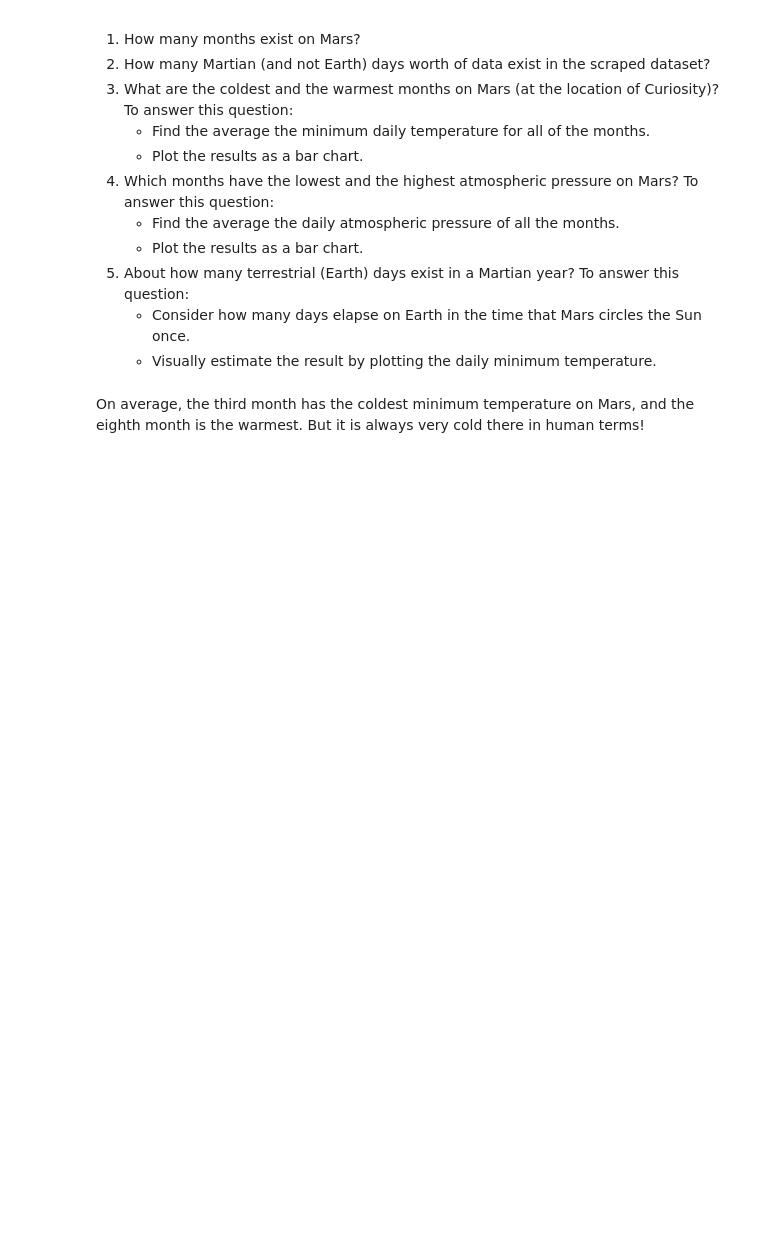
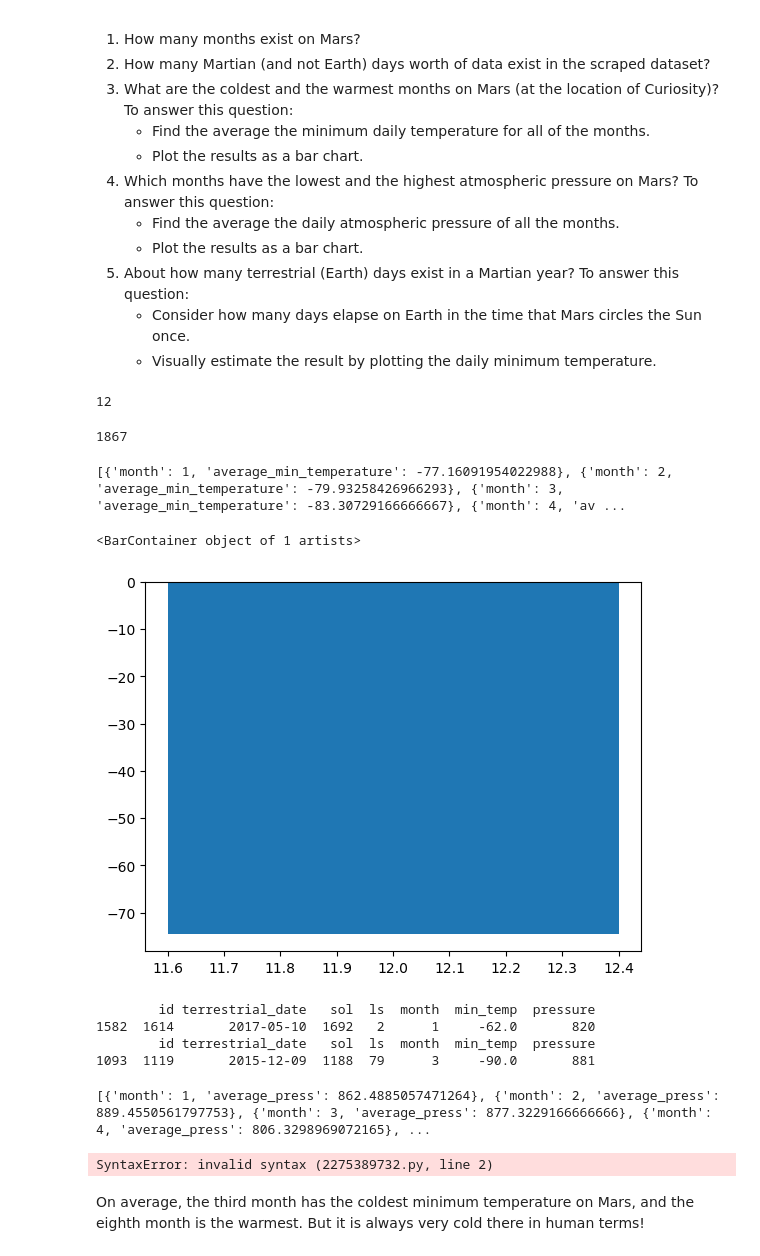
Before and after one commit to AliBailoun234/Mars_Challenge, a Jupyter notebook: Challenge/Starter_Code/part_2_mars_weather.ipynb, the cells around one changed output. Cells and saved outputs as stored; diff of their text form; code cells hidden in the pictures; blank space fills up the shorter version.

```diff
--- a/Challenge/Starter_Code/part_2_mars_weather.ipynb
+++ b/Challenge/Starter_Code/part_2_mars_weather.ipynb
@@ -64,2 +100,4 @@ Assemble the scraped data into a Pandas DataFrame. The columns should have the s
 # %%
 # Confirm DataFrame was created successfully
+mars_facts_df = df[0]
+mars_facts_df
@@ -74,4 +136,6 @@ Examine the data types that are currently associated with each column. If necess
 # %%
 # Change data types for data analysis
+mars_facts_df['terrestrial_date'] = pd.to_datetime(mars_facts_df['terrestrial_date'])
+mars_facts_df = mars_facts_df.astype({"pressure": int})
 # %%
 # Confirm type changes were successful by examining data types again
@@ -93,9 +167,65 @@ Analyze your dataset by using Pandas functions to answer the following questions
     * Visually estimate the result by plotting the daily minimum temperature.
 # %%
 # 1. How many months are there on Mars?
+mars_months = mars_facts_df['month'].nunique()
+mars_months
+# %% [output]
+12
 # %%
 # 2. How many Martian days' worth of data are there?
+martian_days = mars_facts_df['sol'].nunique()
+martian_days
+# %% [output]
+1867
+# %%
+# 3. What is the average low temperature by month?
+average_low_temperature = []
+
+for i in range(1,mars_months+1):
+    monthly_weather = {"month":"","average_min_temperature":""}
+    average_temperature = mars_facts_df.loc[mars_facts_df['month']==i]['min_temp'].mean()
+    monthly_weather["month"] = i
+    monthly_weather["average_min_temperature"] = average_temperature
+    average_low_temperature.append(monthly_weather)
+
+print(average_low_temperature)
+# %% [output]
+[{'month': 1, 'average_min_temperature': -77.16091954022988}, {'month': 2, 'average_min_temperature': -79.93258426966293}, {'month': 3, 'average_min_temperature': -83.30729166666667}, {'month': 4, 'av ...
 # %%
-# 3. What is the average low temperature by month?
+# Plot the average temperature by month
+plt.bar(monthly_weather["month"],monthly_weather["average_min_temperature"])
+# %% [output]
+<BarContainer object of 1 artists>
+[figure, added]
+# %%
+# Identify the coldest and hottest months in Curiosity's location
+min_average_temp = mars_facts_df['min_temp'].min()
+max_average_temp = mars_facts_df['min_temp'].max()
+month_max_temp = mars_facts_df.loc[mars_facts_df['min_temp']==max_average_temp]
+month_min_temp = mars_facts_df.loc[mars_facts_df['min_temp']==min_average_temp]
+print(month_max_temp)
+print(month_min_temp)
+# %% [output]
+        id terrestrial_date   sol  ls  month  min_temp  pressure
+1582  1614       2017-05-10  1692   2      1     -62.0       820
+        id terrestrial_date   sol  ls  month  min_temp  pressure
+1093  1119       2015-12-09  1188  79      3     -90.0       881
+# %%
+# 4. Average pressure by Martian month
+average_pressure = []
+
+for p in range(1,mars_months+1):
+    monthly_pressure = {"month":"","average_press":""}
+    average_monthly_pressure = mars_facts_df.loc[mars_facts_df['month']==p]['pressure'].mean()
+    monthly_pressure["month"] = p
+    monthly_pressure["average_press"] = average_monthly_pressure
+    average_pressure.append(monthly_pressure)
+
+print(average_pressure)
+# %% [output]
+[{'month': 1, 'average_press': 862.4885057471264}, {'month': 2, 'average_press': 889.4550561797753}, {'month': 3, 'average_press': 877.3229166666666}, {'month': 4, 'average_press': 806.3298969072165}, ...
 # %%
-# Plot the average temperature by month
+# Plot the average pressure by month
+plt.bar(monthly_pressure:'month',monthly_pressure:'average_press')
+# %% [output]
+SyntaxError: invalid syntax (2275389732.py, line 2)
```
Also changed, not shown: parts of 8 cells of this notebook.
